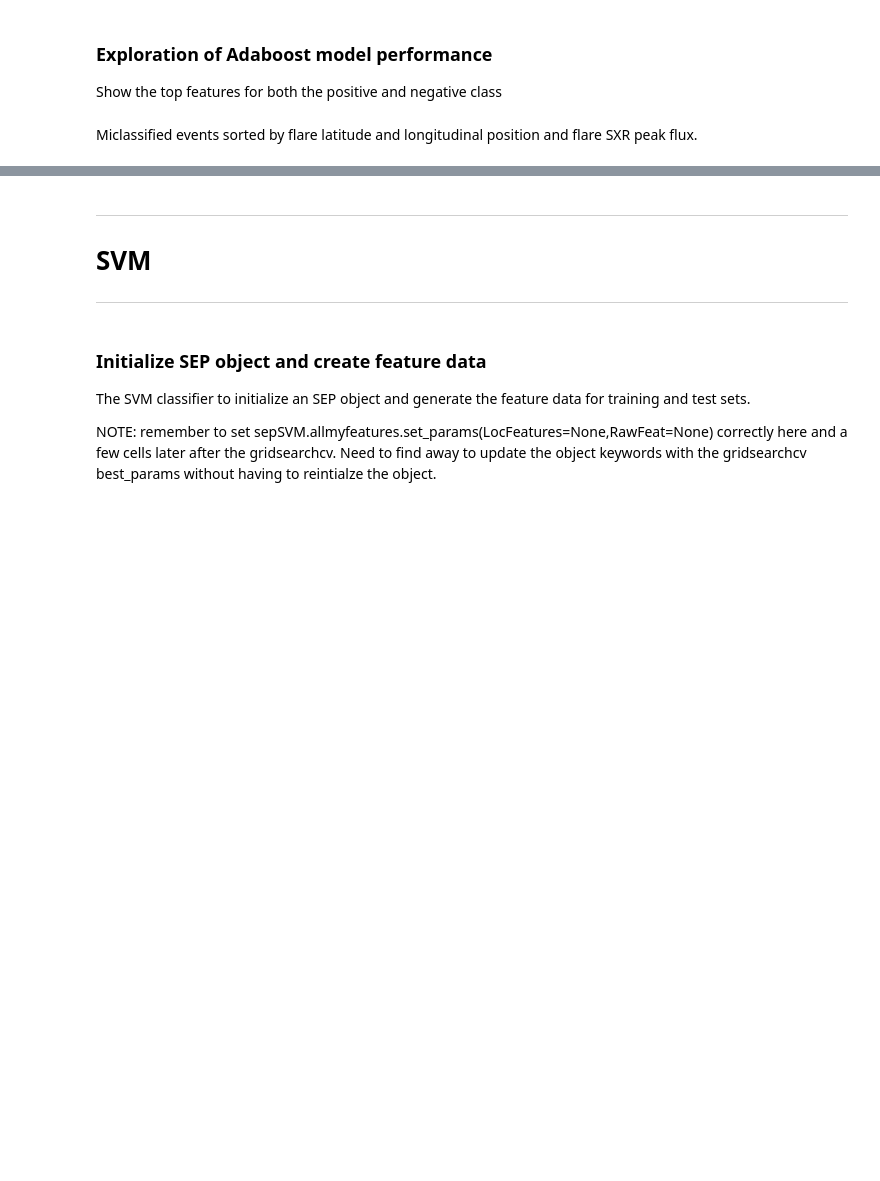
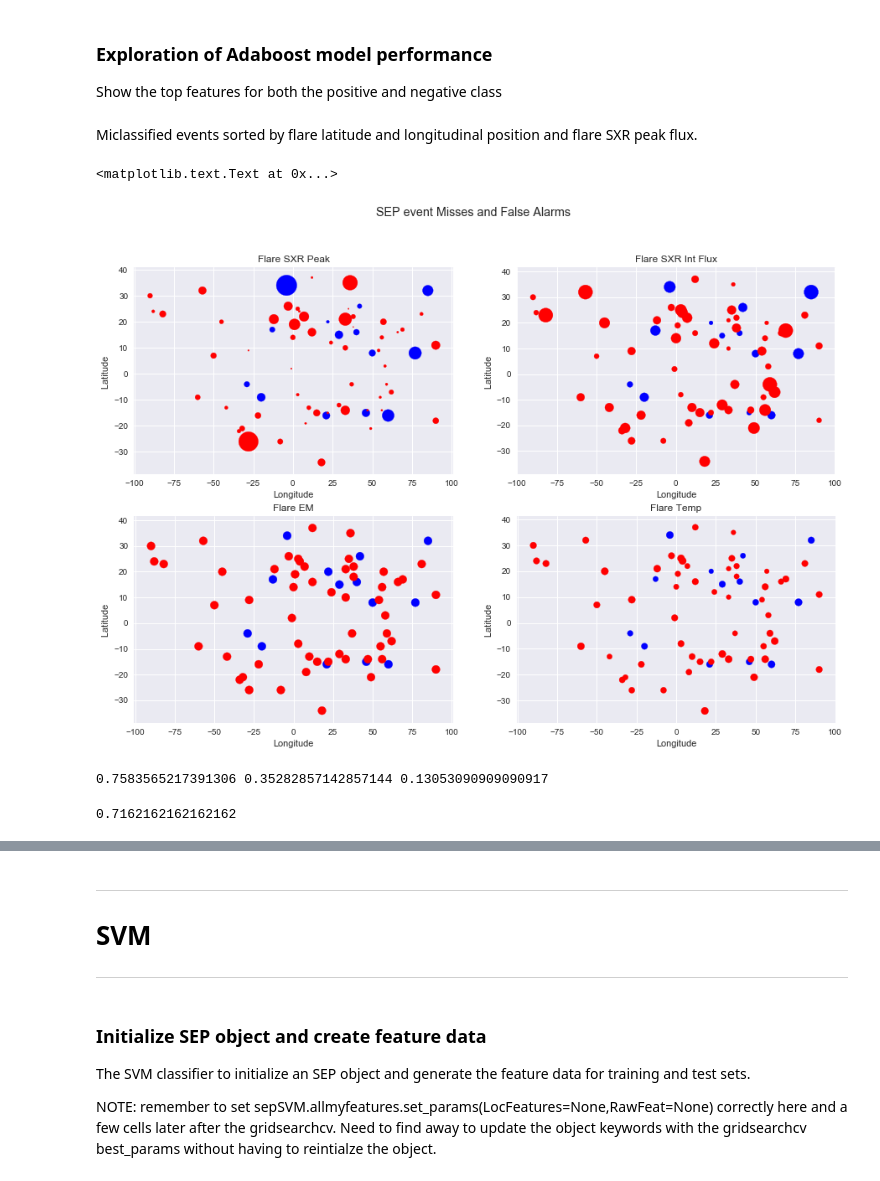
Before and after one commit to hazelbain/SEPML, a Jupyter notebook: sep_master_new_features.ipynb, the cells around one changed output, grey strips where cells are left out. Drawn from its saved outputs; the diff is of its cells as text; code cells hidden in the pictures; blank space fills up the shorter version.

```diff
--- a/sep_master_new_features.ipynb
+++ b/sep_master_new_features.ipynb
@@ -1208,7 +1219,7 @@ for i in e:
     dtc = trees(**dtc_keywords)
 
     # set up Adaboost
-    clf_keywords = {'random_state':1230, 'n_estimators' : i, 'learning_rate':1.0}
+    clf_keywords = {'random_state':1230, 'n_estimators' : i, 'learning_rate':0.1}
     sepDT = SEPClass(AdaBoostClassifier(dtc,**clf_keywords))
     #sepDT.allmyfeatures.set_params(RawFeat=None)
     sepDT.fit(X_train,y_train, verbose = False)
@@ -1256,7 +1267,7 @@ plt.legend(loc = 'lower right')
 # %% [markdown]
 ### Use the tuned hyperparameters to train the Adaboost Model
 # %%
-%%capture cap --no-stderr
+#%%capture cap --no-stderr
 
 #train the model
 
@@ -1265,7 +1276,7 @@ dtc_keywords = {'criterion':'gini', 'class_weight':None, 'max_depth':1, 'max_fea
 dtc = trees(**dtc_keywords)
 
 # set up Adaboost
-clf_keywords = {'learning_rate': 0.1, 'n_estimators':1000, 'random_state':1230}
+clf_keywords = {'learning_rate': 0.1, 'n_estimators':500, 'random_state':1230}
 clf = AdaBoostClassifier(dtc,**clf_keywords)
 
 sepDT = SEPClass(AdaBoostClassifier(dtc,**clf_keywords),folds=4)
@@ -1311,15 +1389,44 @@ Miss = dfFeatTrain.query('y == 1 and y_pred == 0')
 # %%
 
 #plot of flare Lat and Long vs SXR peak flux
-fig, (ax1, ax2) = plt.subplots(1,2, figsize = [15,5])
+fig, ((ax1, ax2), (ax3,ax4)) = plt.subplots(2,2, figsize = [15,10])
 fig.suptitle('SEP event Misses and False Alarms')
 ax1.scatter(FA.EW, FA.NS, marker = 'o',s = FA.FlrPeakFlux/dfFeatTrain.FlrPeakFlux.max()*1000,c='b', label = 'FA')
 ax1.scatter(Miss.EW, Miss.NS,s = Miss.FlrPeakFlux/dfFeatTrain.FlrPeakFlux.max()*1000, c='r', label = 'Miss')
 ax1.set_title('Flare SXR Peak')
-ax1.legend()
+ax1.set_xlabel('Longitude')
+ax1.set_ylabel('Latitude ')
+#ax1.legend()
 
 #plot of flare Lat and Long vs SXR Integrated flux
-ax2.scatter(FA.EW, FA.NS, marker = 'o',s = FA.FlrIntFlux/dfFeatTrain.FlrIntFlux.max()*100,c='b'*1000, label = 'FA')
-ax2.scatter(Miss.EW, Miss.NS,s = FA.FlrIntFlux/dfFeatTrain.FlrIntFlux.max()*1000, c='r', label = 'Miss')
+ax2.scatter(FA.EW, FA.NS, marker = 'o',s = FA.FlrIntFlux2/dfFeatTrain.FlrIntFlux2.max()*1000,c='b'*1000, label = 'FA')
+ax2.scatter(Miss.EW, Miss.NS,s = FA.FlrIntFlux2/dfFeatTrain.FlrIntFlux2.max()*1000, c='r', label = 'Miss')
 ax2.set_title('Flare SXR Int Flux')
-ax2.legend()
+ax2.set_xlabel('Longitude')
+ax2.set_ylabel('Latitude ')
+#ax2.legend()
+
+ax3.scatter(FA.EW, FA.NS, marker = 'o',s = FA.emchianti/dfFeatTrain.emchianti.max()*100,c='b', label = 'FA')
+ax3.scatter(Miss.EW, Miss.NS,s = Miss.emchianti/dfFeatTrain.emchianti.max()*100, c='r', label = 'Miss')
+ax3.set_title('Flare EM')
+ax3.set_xlabel('Longitude')
+ax3.set_ylabel('Latitude ')
+#ax1.legend()
+
+#plot of flare Lat and Long vs SXR Integrated flux
+ax4.scatter(FA.EW, FA.NS, marker = 'o',s = FA.tchianti/dfFeatTrain.tchianti.max()*100,c='b'*1000, label = 'FA')
+ax4.scatter(Miss.EW, Miss.NS,s = FA.tchianti/dfFeatTrain.tchianti.max()*100, c='r', label = 'Miss')
+ax4.set_title('Flare Temp')
+ax4.set_xlabel('Longitude')
+ax4.set_ylabel('Latitude ')
+# %% [output]
+<matplotlib.text.Text at 0x...>
+[figure, added]
+# %%
+print(TP.FlrIntFlux2.mean(), FA.FlrIntFlux2.mean(), Miss.FlrIntFlux2.mean())
+# %% [output]
+0.7583565217391306 0.35282857142857144 0.13053090909090917
+# %%
+dfFeatTrain.query('EW > 0 and y == 1').TypeII.mean()
+# %% [output]
+0.7162162162162162
```
Also changed, not shown: parts of 44 cells of this notebook, 6 other files.
